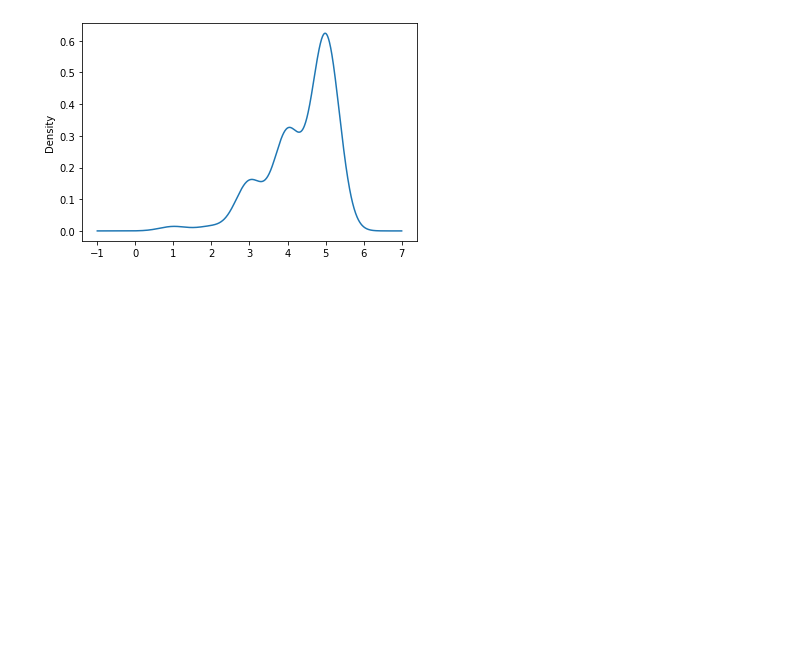
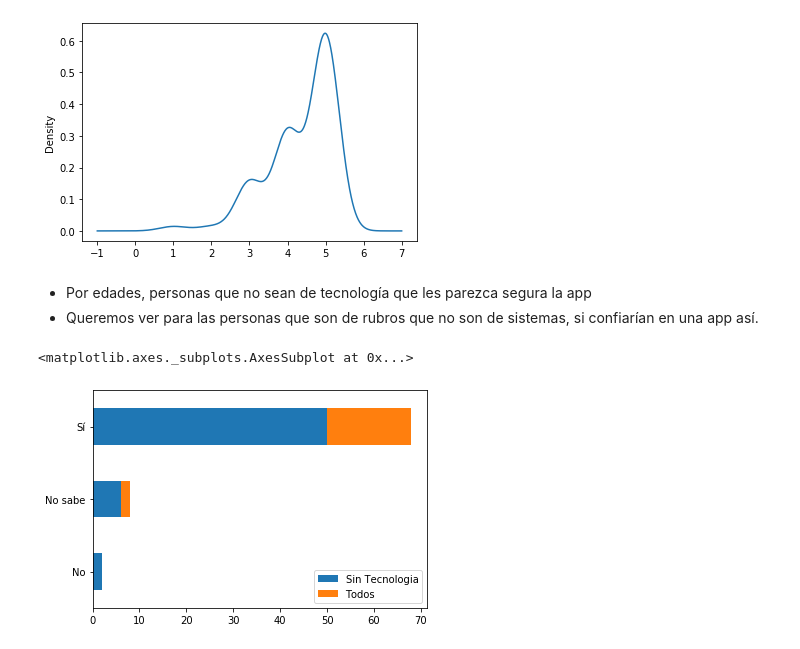
Before and after one commit to alefherrera/my-order-data, a Jupyter notebook: notebook.ipynb, the cells around one changed output. Cells and saved outputs as stored; diff of their text form; code cells hidden in the pictures; blank space fills up the shorter version.

```diff
--- a/notebook.ipynb
+++ b/notebook.ipynb
@@ -85,3 +96,15 @@ df["custom"].plot.density()
 # %% [output]
 <matplotlib.axes._subplots.AxesSubplot at 0x...>
 [figure]
+# %% [markdown]
+- Por edades, personas que no sean de tecnología que les parezca segura la app
+- Queremos ver para las personas que son de rubros que no son de sistemas, si confiarían en una app así.
+# %%
+col1 = df[df["area"] != "Tecnología"].groupby("trust").size()
+col2 = df[df["area"] == "Tecnología"].groupby("trust").size()
+pd.DataFrame({
+    "Sin Tecnologia": col1, "Todos": col2
+}).plot.barh(stacked=True)
+# %% [output]
+<matplotlib.axes._subplots.AxesSubplot at 0x...>
+[figure, added]
```
Also changed, not shown: parts of 7 cells of this notebook.
